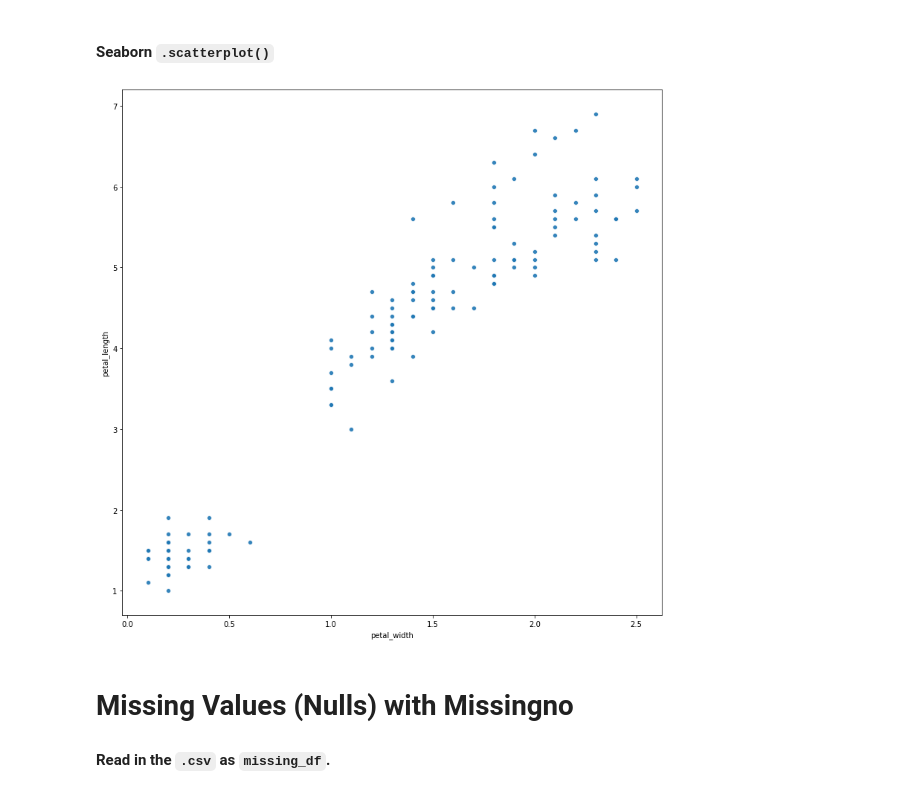
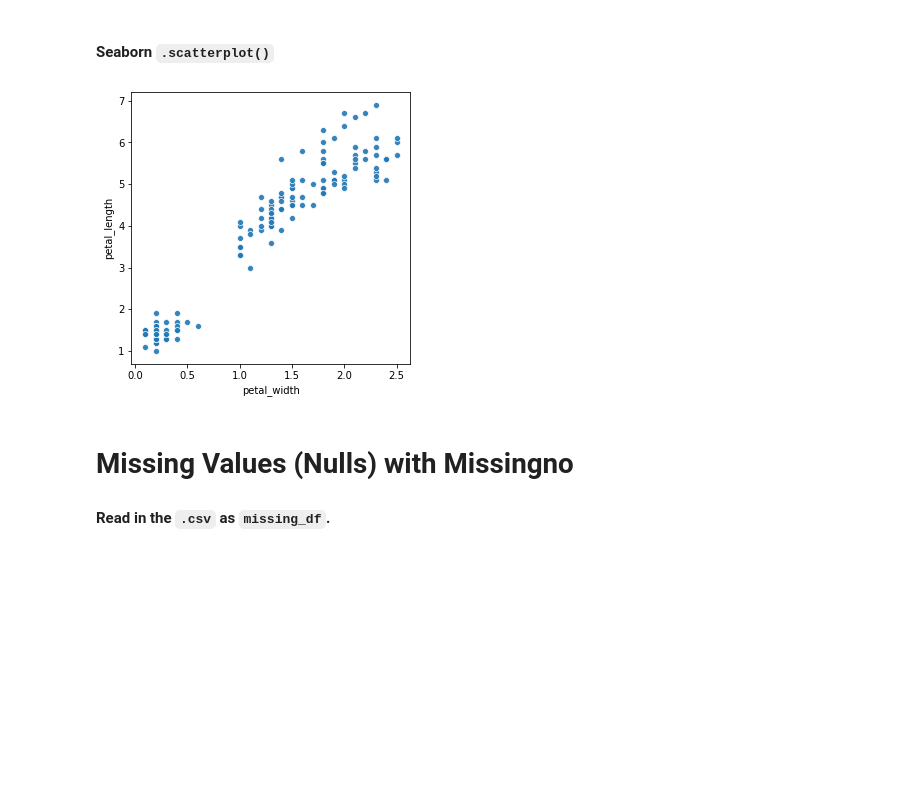
Before and after one commit to pratt-savi-810/pratt-savi-810-2020-03-lesson_05, a Jupyter notebook: completed/lesson_05_completed.ipynb, the cells around one changed output. Drawn from its saved outputs; the diff is of its cells as text; code cells hidden in the pictures; blank space fills up the shorter version.

```diff
--- a/completed/lesson_05_completed.ipynb
+++ b/completed/lesson_05_completed.ipynb
@@ -88,16 +89,16 @@ sns.pairplot(iris, hue="species");
 # %% [markdown]
 #### Seaborn `.scatterplot()`
 # %%
-plt.figure(figsize=(13, 13))
+plt.figure(figsize=(5, 5))
 
 sns.scatterplot(
     data=iris,
     x='petal_width',
     y='petal_length',
     alpha=0.9,
 );
 # %% [output]
-[figure, old version]
+[figure, new version]
 # %% [markdown]
 # Missing Values (Nulls) with Missingno
 
```
Also changed, not shown: parts of 47 cells of this notebook.
